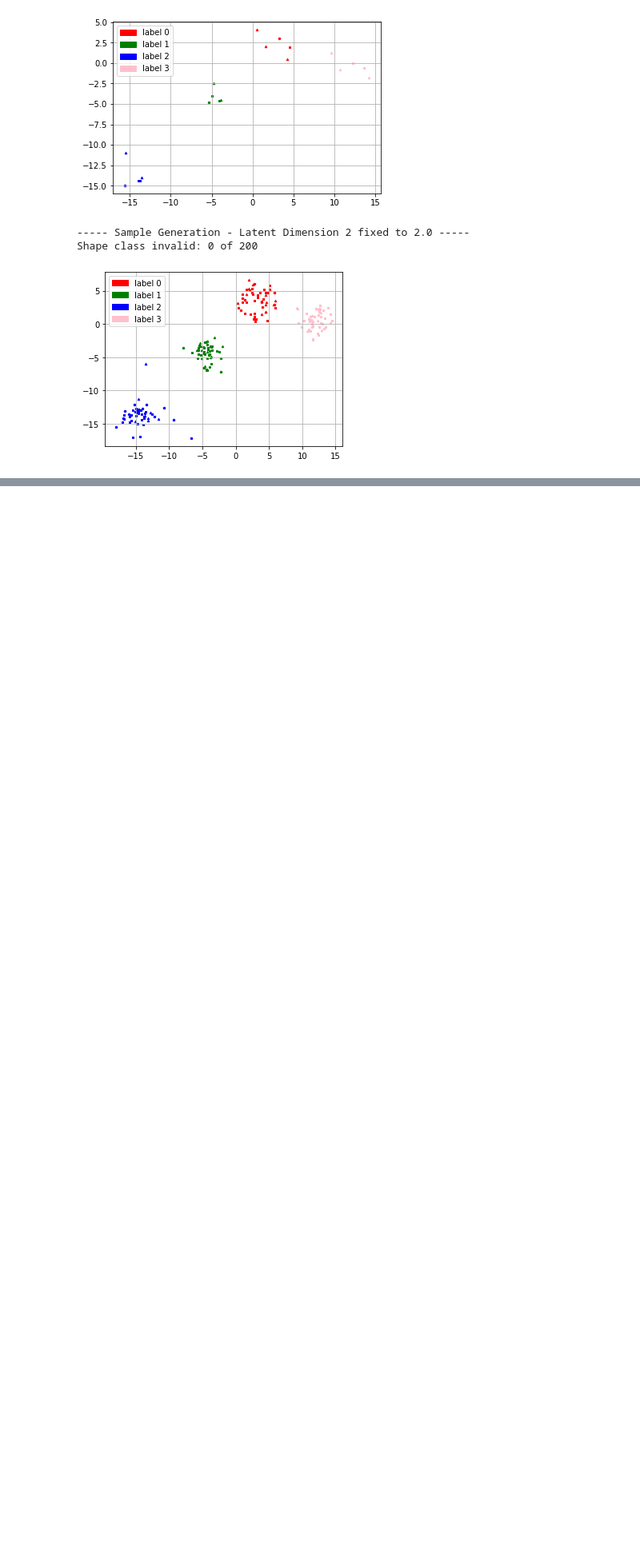
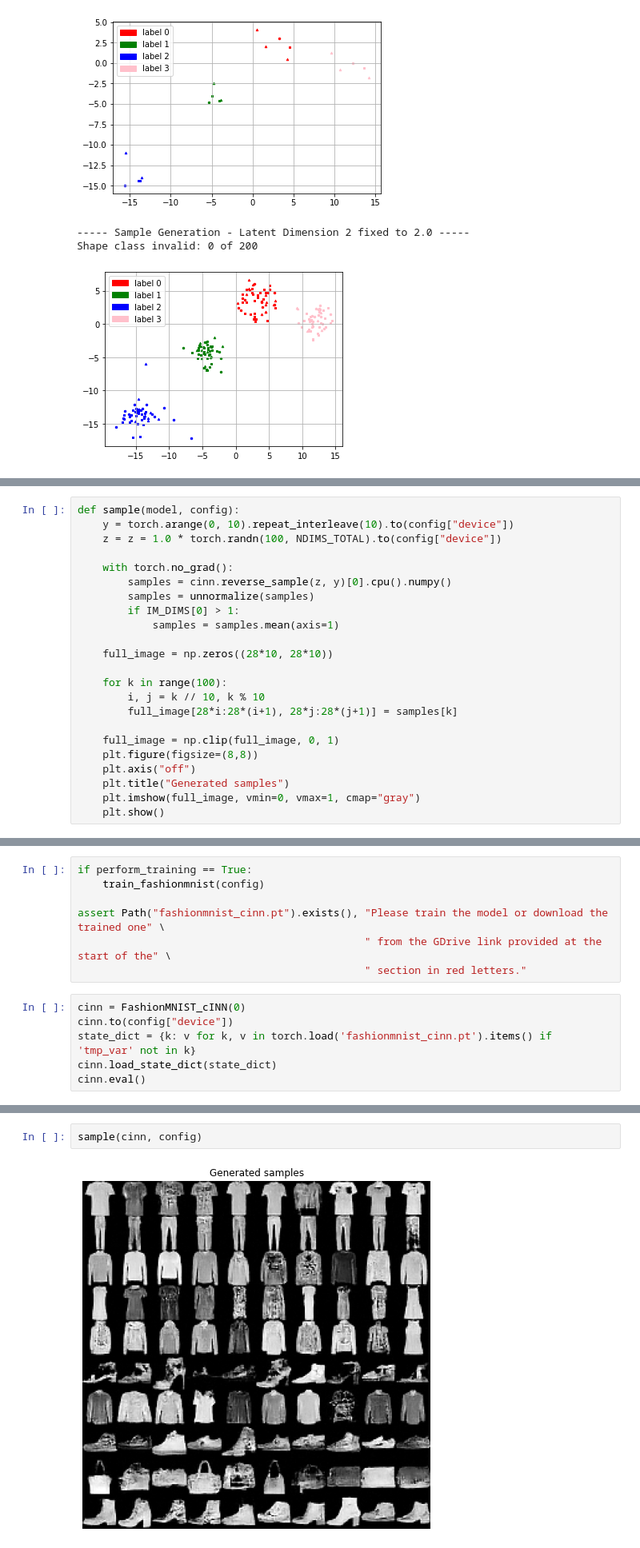
Before and after one commit to sebastianstricker/CV3D_CINN, a Jupyter notebook: demo.ipynb, the cells around one changed output, grey strips where cells are left out. Shown at 80% size. Saved outputs shown, nothing was run; the diff lists cells and outputs as text; blank space fills up the shorter version.

Commit message:
Added FashionMNIST to demo

```diff
--- a/demo.ipynb
+++ b/demo.ipynb
@@ -482,0 +840,23 @@ Shape class invalid: 0 of 200
+# %%
+def sample(model, config):
+    y = torch.arange(0, 10).repeat_interleave(10).to(config["device"])
+    z = z = 1.0 * torch.randn(100, NDIMS_TOTAL).to(config["device"])
+
+    with torch.no_grad():
+        samples = cinn.reverse_sample(z, y)[0].cpu().numpy()
+        samples = unnormalize(samples)
+        if IM_DIMS[0] > 1:
+            samples = samples.mean(axis=1)
+
+    full_image = np.zeros((28*10, 28*10))
+
+    for k in range(100):
+        i, j = k // 10, k % 10
+        full_image[28*i:28*(i+1), 28*j:28*(j+1)] = samples[k]
+
+    full_image = np.clip(full_image, 0, 1)
+    plt.figure(figsize=(8,8))
+    plt.axis("off")
+    plt.title("Generated samples")
+    plt.imshow(full_image, vmin=0, vmax=1, cmap="gray")
+    plt.show()
@@ -482,0 +867,13 @@ Shape class invalid: 0 of 200
+# %%
+if perform_training == True:
+    train_fashionmnist(config)
+
+assert Path("fashionmnist_cinn.pt").exists(), "Please train the model or download the trained one" \
+                                              " from the GDrive link provided at the start of the" \
+                                              " section in red letters."
+# %%
+cinn = FashionMNIST_cINN(0)
+cinn.to(config["device"])
+state_dict = {k: v for k, v in torch.load('fashionmnist_cinn.pt').items() if 'tmp_var' not in k}
+cinn.load_state_dict(state_dict)
+cinn.eval()
@@ -482,0 +898,4 @@ Shape class invalid: 0 of 200
+# %%
+sample(cinn, config)
+# %% [output]
+[figure, added]
```
Also changed, not shown: parts of 23 cells of this notebook.
